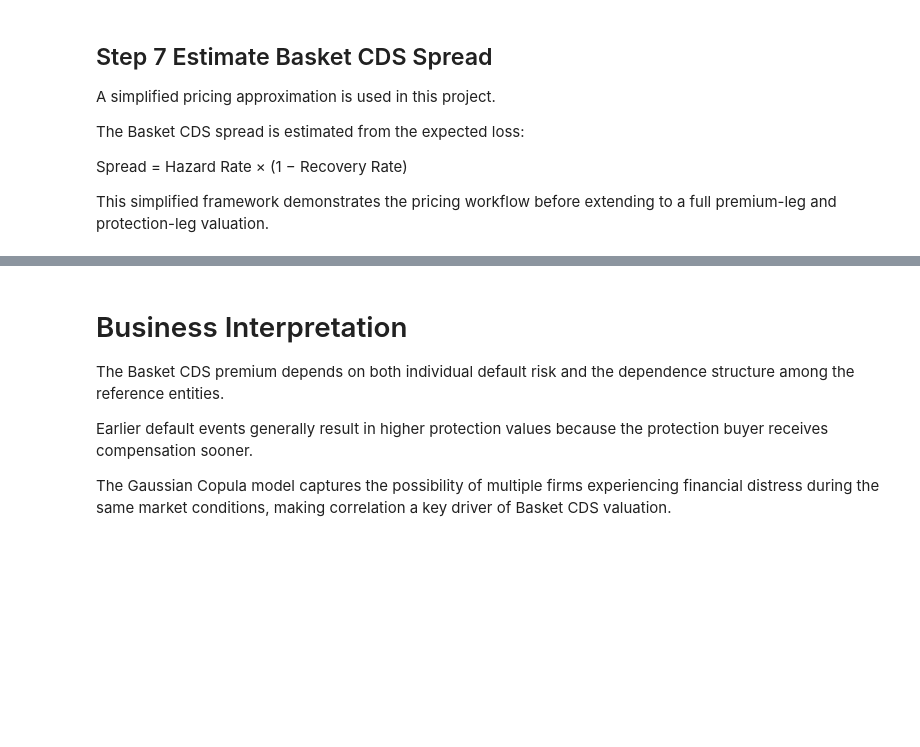
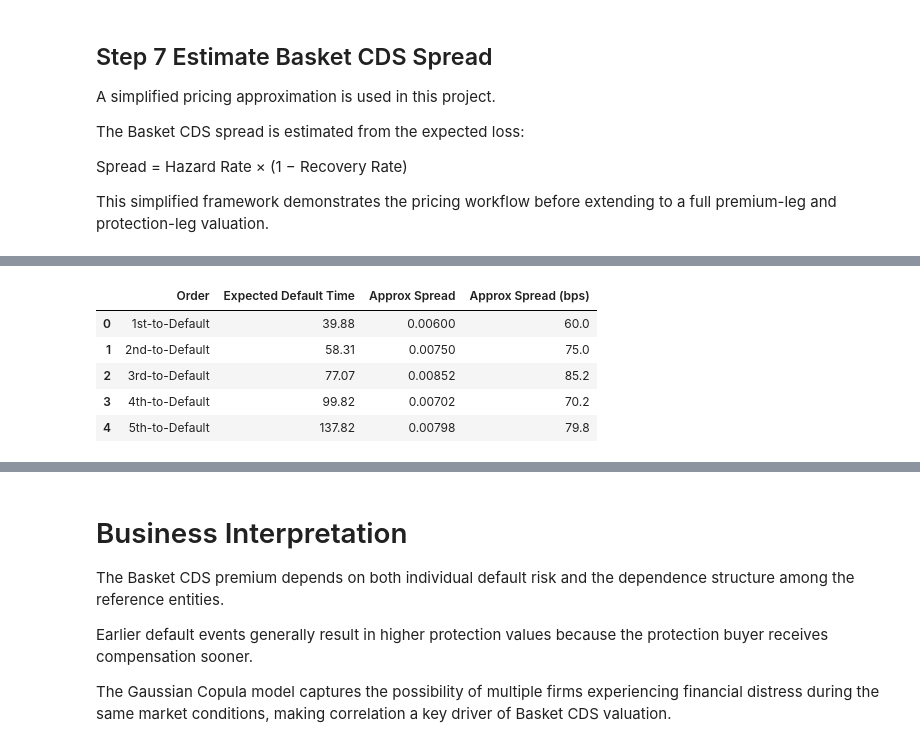
Before and after one commit to Lilly0813/Credit-risk-modeling, a Jupyter notebook: Notebooks/05_basket_cds_pricing.ipynb, the cells around one changed output, grey strips where cells are left out. Cells and saved outputs as stored; diff of their text form; code cells hidden in the pictures; blank space fills up the shorter version.

```diff
--- a/Notebooks/05_basket_cds_pricing.ipynb
+++ b/Notebooks/05_basket_cds_pricing.ipynb
@@ -147,0 +148,19 @@ pricing
+# %%
+pricing["Approx Spread (bps)"] = pricing["Approx Spread"] * 10000
+
+pricing["Expected Default Time"] = (
+    pricing["Expected Default Time"].round(2)
+)
+
+pricing["Approx Spread (bps)"] = (
+    pricing["Approx Spread (bps)"].round(2)
+)
+
+pricing
+# %% [output]
+|  | Order | Expected Default Time | Approx Spread | Approx Spread (bps) |
+| 0 | 1st-to-Default | 39.88 | 0.00600 | 60.0 |
+| 1 | 2nd-to-Default | 58.31 | 0.00750 | 75.0 |
+| 2 | 3rd-to-Default | 77.07 | 0.00852 | 85.2 |
+| 3 | 4th-to-Default | 99.82 | 0.00702 | 70.2 |
+| 4 | 5th-to-Default | 137.82 | 0.00798 | 79.8 |
```
Also changed, not shown: parts of 6 cells of this notebook, 2 other files.
